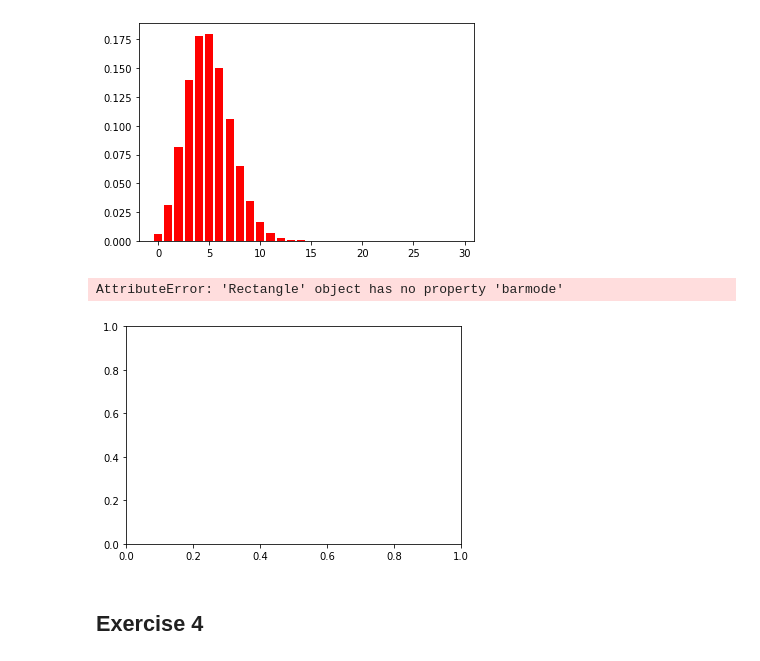
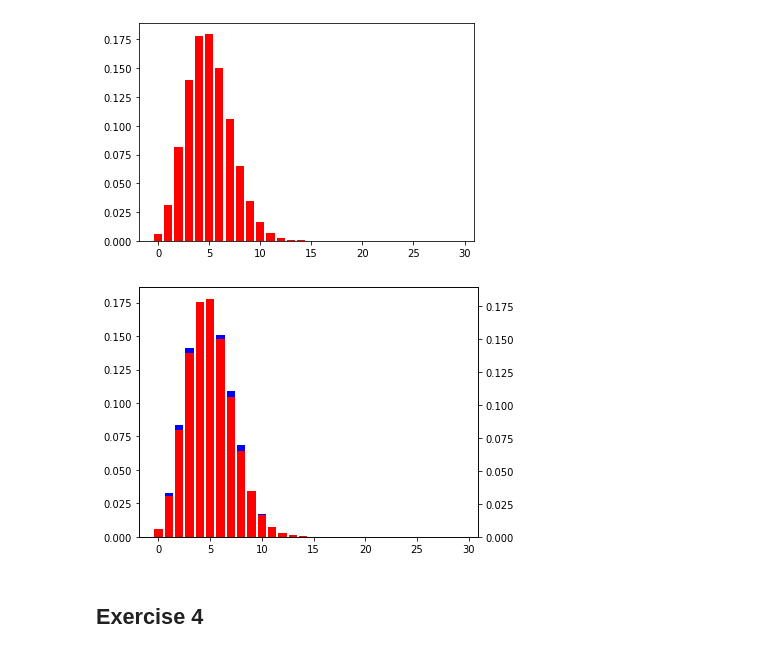
Before and after one commit to davidezanella/spe-assignments, a Jupyter notebook: Homework 2/delivery/report.ipynb, the cells around one changed output. Saved outputs shown, nothing was run; the diff lists cells and outputs as text; code cells hidden in the pictures.

```diff
--- a/Homework 2/delivery/report.ipynb
+++ b/Homework 2/delivery/report.ipynb
@@ -423,26 +423,19 @@ plt.show()
 # %% [output]
 [figure]
 # %%
-#a = range(0,30)
-#b = range(4,13)
-#import numpy as np
 ind = np.arange(len(distr_succ.keys()))
 width = 0.65
 
 fig = plt.figure()
 ax = fig.add_subplot(111)
-ax.bar(list(distr_succ.keys()), distr_succ.values(), color='b', barmode='overlay')
+ax.bar(distr_succ.keys(), distr_succ.values(), color='b')
 
 ax2 = ax.twinx()
-ax2.bar(list(theoretical_binomial.keys()), theoretical_binomial.values(), color='r')
-
-#ax.set_xticks(ind+width+(width/2))
-#ax.set_xticklabels(a)
+ax2.bar(theoretical_binomial.keys(), theoretical_binomial.values(), color='r')
 
 plt.tight_layout()
 # %% [output]
-AttributeError: 'Rectangle' object has no property 'barmode'
-[figure, old version]
+[figure, new version]
 # %%
 # they are used in situations that would be more properly represented by a Binomial distribution with a very large 𝑛 and small 𝑝, especially when the exact values of 𝑛 and 𝑝 are unknown.
 # %% [markdown]
```
Also changed, not shown: parts of 1 cell of this notebook.
